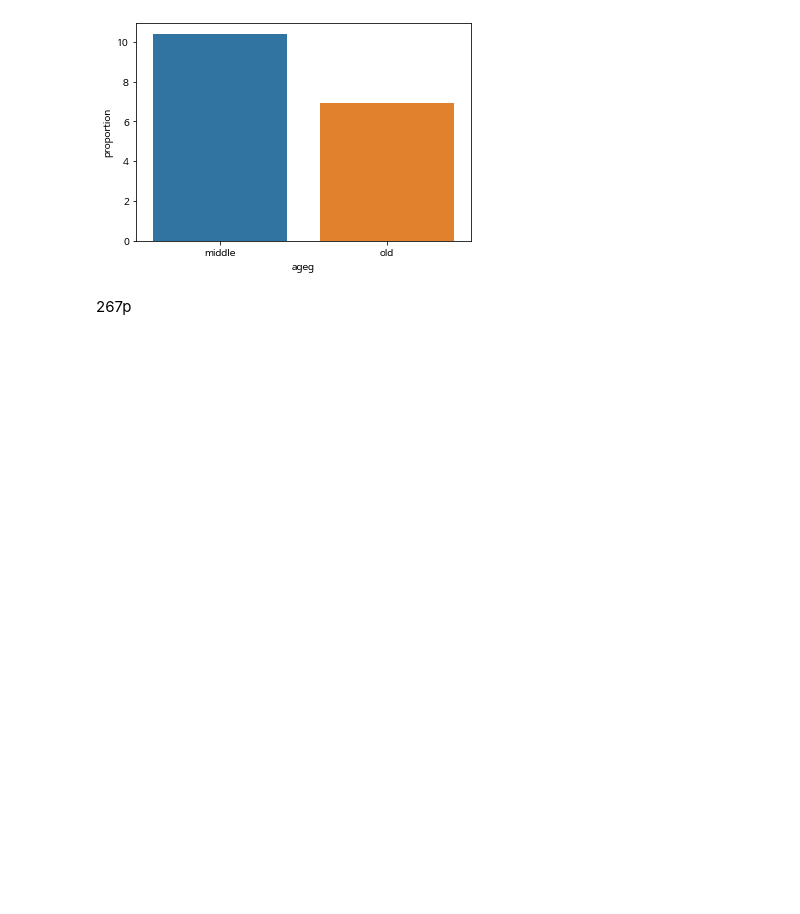
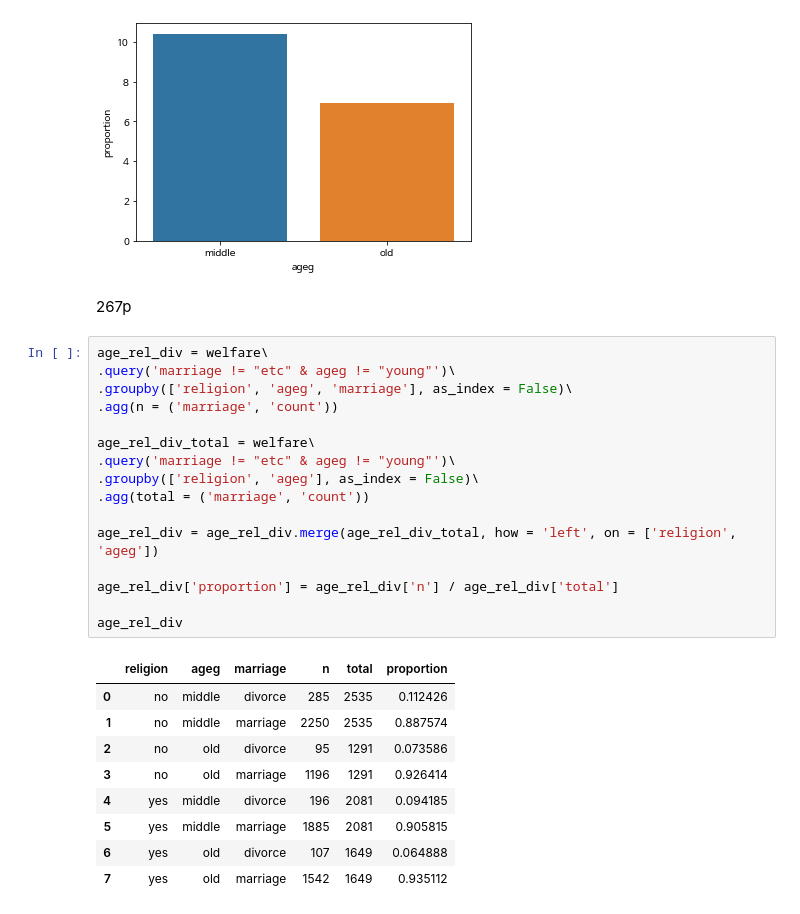
Before and after one commit to djDongjae/DataAnalysis, a Jupyter notebook: 9장_실습예제_오동재_2ndReading.ipynb, the cells around one changed output. Drawn from its saved outputs; the diff is of its cells as text; blank space fills up the shorter version.

```diff
--- a/9장_실습예제_오동재_2ndReading.ipynb
+++ b/9장_실습예제_오동재_2ndReading.ipynb
@@ -744,3 +741,29 @@ sns.barplot(data = age_div, x = 'ageg', y = 'proportion')
 [figure]
 # %% [markdown]
 267p
+# %%
+age_rel_div = welfare\
+.query('marriage != "etc" & ageg != "young"')\
+.groupby(['religion', 'ageg', 'marriage'], as_index = False)\
+.agg(n = ('marriage', 'count'))
+
+age_rel_div_total = welfare\
+.query('marriage != "etc" & ageg != "young"')\
+.groupby(['religion', 'ageg'], as_index = False)\
+.agg(total = ('marriage', 'count'))
+
+age_rel_div = age_rel_div.merge(age_rel_div_total, how = 'left', on = ['religion', 'ageg'])
+
+age_rel_div['proportion'] = age_rel_div['n'] / age_rel_div['total']
+
+age_rel_div
+# %% [output]
+|  | religion | ageg | marriage | n | total | proportion |
+| 0 | no | middle | divorce | 285 | 2535 | 0.112426 |
+| 1 | no | middle | marriage | 2250 | 2535 | 0.887574 |
+| 2 | no | old | divorce | 95 | 1291 | 0.073586 |
+| 3 | no | old | marriage | 1196 | 1291 | 0.926414 |
+| 4 | yes | middle | divorce | 196 | 2081 | 0.094185 |
+| 5 | yes | middle | marriage | 1885 | 2081 | 0.905815 |
+| 6 | yes | old | divorce | 107 | 1649 | 0.064888 |
+| 7 | yes | old | marriage | 1542 | 1649 | 0.935112 |
```
Also changed, not shown: parts of 6 cells of this notebook.
